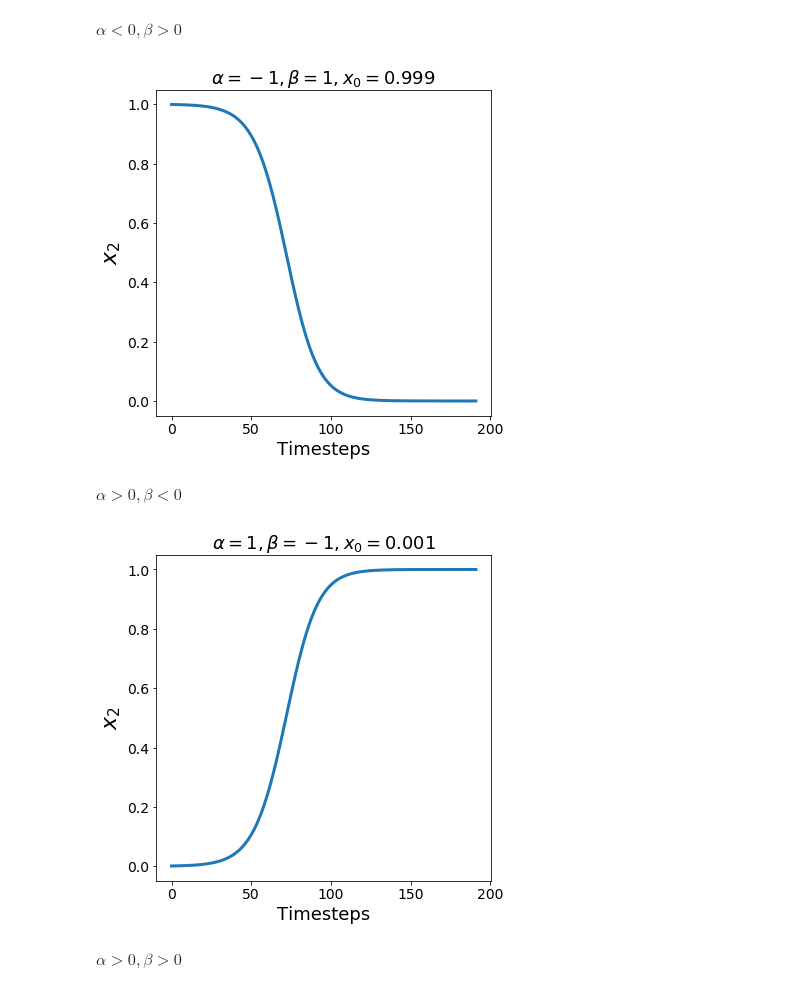
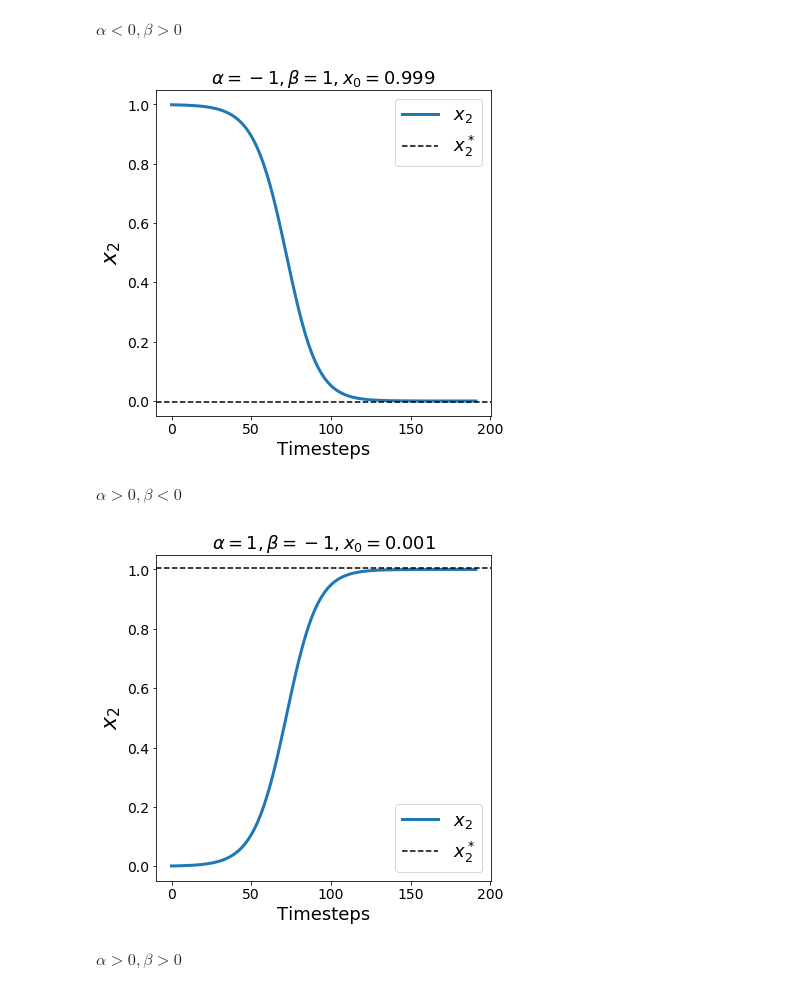
Before and after one commit to gyanezfeliu/dynamics_dormancy, a Jupyter notebook: Evolutionary dynamics of cancer dormancy.ipynb, the cells around one changed output. Drawn from its saved outputs; the diff is of its cells as text; code cells hidden in the pictures.

```diff
--- a/Evolutionary dynamics of cancer dormancy.ipynb
+++ b/Evolutionary dynamics of cancer dormancy.ipynb
@@ -102,26 +102,30 @@ $\alpha<0, \beta>0$
 # %%
 alpha = -1
 beta = 1
 dt = 0.1
 x20 = 0.999
 
 xs = [x20]
 fig, ax = plt.subplots(figsize=(6,6))
 for t in np.arange(1, 20.0001, dt):
     xs.append(x_2(xs[-1],alpha,beta,dt))
 
-ax.plot(xs,linewidth=3)
+ax.plot(xs,linewidth=3, label=r'$x_2$')
+ax.axhline(-0.005,color='black', linestyle='--', label=r'$x_2^*$')
+
 ax.set_title(rf'$\alpha={alpha}, \beta={beta}, x_0={x20}$', fontsize=18)
+ax.legend(fontsize=18)
+
 ax.set_xlabel('Timesteps', fontsize=18)
 ax.set_ylabel(r'$x_2$', fontsize=22)
 ax.tick_params(axis='x',labelsize=14)
 ax.tick_params(axis='y',labelsize=14)
-#ax.set_ylim(None, 1.05)
+ax.set_ylim(None, 1.05)
 
-plt.savefig(f'2-players_alpha_{alpha}_beta_{beta}.png', dpi=300)
+plt.savefig(f'Figures/2-players_alpha_{alpha}_beta_{beta}.png', dpi=300)
 plt.show()
 # %% [output]
-[figure, old version]
+[figure, new version]
 # %% [markdown]
 $\alpha>0, \beta<0$
 # %%
@@ -135,18 +139,22 @@ fig, ax = plt.subplots(figsize=(6,6))
 for t in np.arange(1, 20.0001, dt):
     xs.append(x_2(xs[-1],alpha,beta,dt))
 
-ax.plot(xs,linewidth=3)
+ax.plot(xs,linewidth=3, label=r'$x_2$')
+ax.axhline(1.005,color='black', linestyle='--', label=r'$x_2^*$')
+
 ax.set_title(rf'$\alpha={alpha}, \beta={beta}, x_0={x20}$', fontsize=18)
+ax.legend(fontsize=18)
+
 ax.set_xlabel('Timesteps', fontsize=18)
 ax.set_ylabel(r'$x_2$', fontsize=22)
 ax.tick_params(axis='x',labelsize=14)
 ax.tick_params(axis='y',labelsize=14)
-#ax.set_ylim(None, 1.05)
+ax.set_ylim(None, 1.05)
 
-plt.savefig(f'2-players_alpha_{alpha}_beta_{beta}.png', dpi=300)
+plt.savefig(f'Figures/2-players_alpha_{alpha}_beta_{beta}.png', dpi=300)
 plt.show()
 # %% [output]
-[figure, old version]
+[figure, new version]
 # %% [markdown]
 $\alpha>0, \beta>0$
 # %%
```
Also changed, not shown: parts of 97 cells of this notebook, 3 other files.
